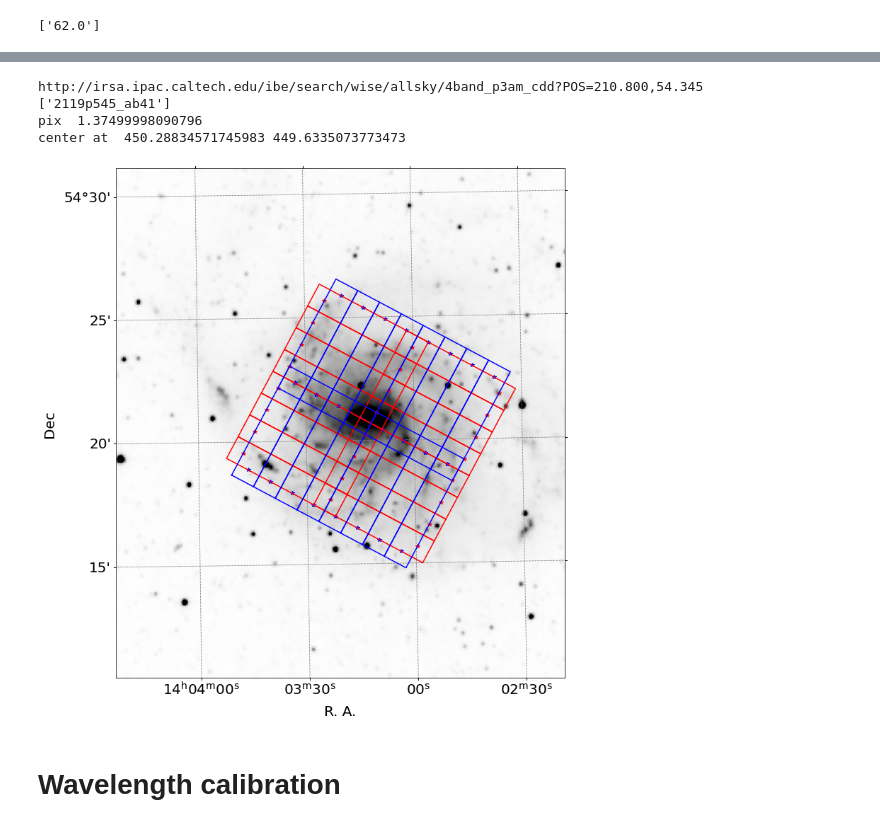
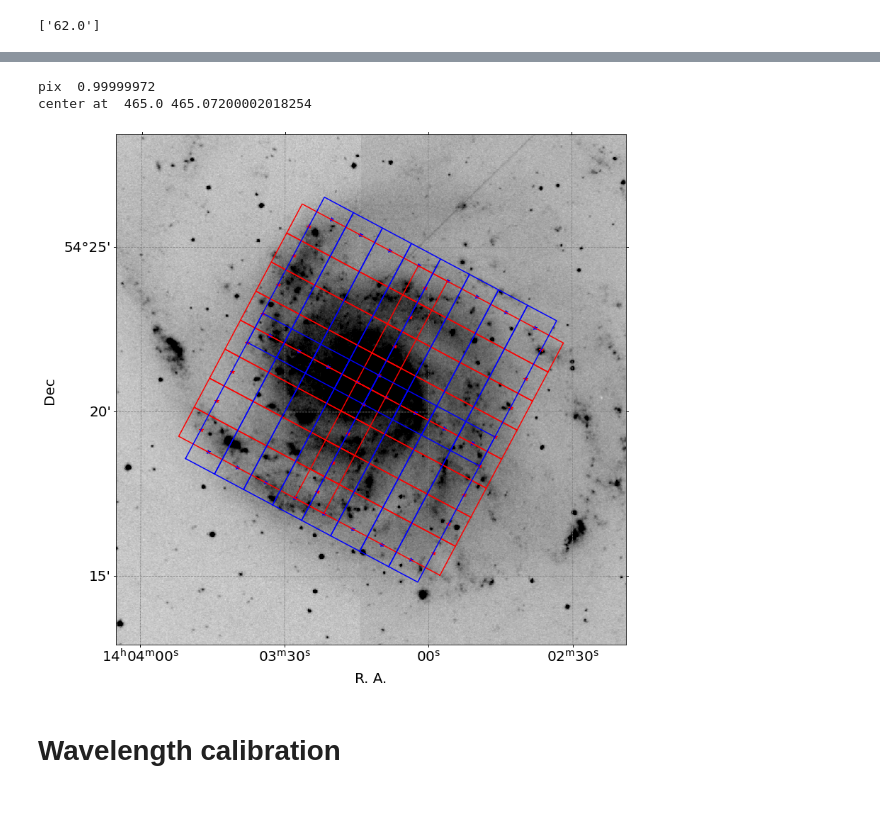
Before and after one commit to darioflute/fififly, a Jupyter notebook: notebooks/ScanMaker.ipynb, the cells around one changed output, grey strips where cells are left out. Saved outputs shown, nothing was run; the diff lists cells and outputs as text; code cells hidden in the pictures.

```diff
--- a/notebooks/ScanMaker.ipynb
+++ b/notebooks/ScanMaker.ipynb
@@ -362,15 +367,15 @@ from astropy.io import fits
 from astropy.wcs import WCS
 from astropy.wcs.utils import proj_plane_pixel_scales as pixscales
 
-#with fits.open('../test/test.fits') as hdul:
-#    image = hdul[0].data
-#    header = hdul[0].header
+with fits.open('../test/test.fits') as hdul:
+    image = hdul[0].data
+    header = hdul[0].header
+wcs = WCS(header)
+pix = pixscales(wcs)[0]*3600.
+#xsize=ysize=20 # minutes
+#image, header = downloadWise(1, pos_lon, pos_lat, xsize, ysize)
 #wcs = WCS(header)
 #pix = pixscales(wcs)[0]*3600.
-xsize=ysize=20 # minutes
-image, header = downloadWise(1, pos_lon, pos_lat, xsize, ysize)
-wcs = WCS(header)
-pix = pixscales(wcs)[0]*3600.
 print('pix ', pix)
 
 
@@ -378,39 +383,37 @@ xc,yc = wcs.all_world2pix(float(pos_lon), float(pos_lat), 0)
 print('center at ', xc, yc)
 
 # Map
 fig = plt.figure(figsize = (10,10))
 ax = fig.add_axes([0.,0.,1.,1.], projection = wcs)
 ax.coords[0].set_major_formatter('hh:mm:ss')
 ax.set_xlabel('R. A.', fontsize=20)
 ax.set_ylabel('Dec', fontsize=20)
 ax.tick_params(axis='x', labelsize=20 )
 ax.tick_params(axis='y', labelsize=20 )
 image -= np.nanmedian(image)
-ax.imshow(image, origin='lower',interpolation='nearest',cmap='gray_r', vmax=np.nanmax(image)*0.1)
+ax.imshow(image, origin='lower',interpolation='nearest',cmap='gray_r', vmax=np.nanmax(image)*0.3)
 ax.grid(color='gray', ls='dashed')
 
 
 xo = xoff/pix
 xe = xend/pix
 yo = yoff/pix
 ye = yend/pix
 r1, r2, r3, r4 = rxy1/pix, rxy2/pix, rxy3/pix, rxy4/pix
 
 idx = (velangle == 0) | (velangle == 270)
 ax.plot([xo[idx],xe[idx]]+xc, [yo[idx],ye[idx]]+yc, '*r')
 ax.plot([xo[~idx],xe[~idx]]+xc, [yo[~idx],ye[~idx]]+yc, '*b')
 ax.plot([r1[0][idx],r2[0][idx],r3[0][idx],r4[0][idx],r1[0][idx]]+xc,
         [r1[1][idx],r2[1][idx],r3[1][idx],r4[1][idx],r1[1][idx]]+yc, color='red')
 ax.plot([r1[0][~idx],r2[0][~idx],r3[0][~idx],r4[0][~idx],r1[0][~idx]]+xc,
         [r1[1][~idx],r2[1][~idx],r3[1][~idx],r4[1][~idx],r1[1][~idx]]+yc, color='blue')
 
 plt.show()
 # %% [output]
-http://irsa.ipac.caltech.edu/ibe/search/wise/allsky/4band_p3am_cdd?POS=210.800,54.345
-['2119p545_ab41']
-pix  1.37499998090796
-center at  450.28834571745983 449.6335073773473
+pix  0.99999972
+center at  465.0 465.07200002018254
-[figure, old version]
+[figure, new version]
 # %% [markdown]
 # Wavelength calibration
 # %%
```
Also changed, not shown: parts of 7 cells of this notebook.
